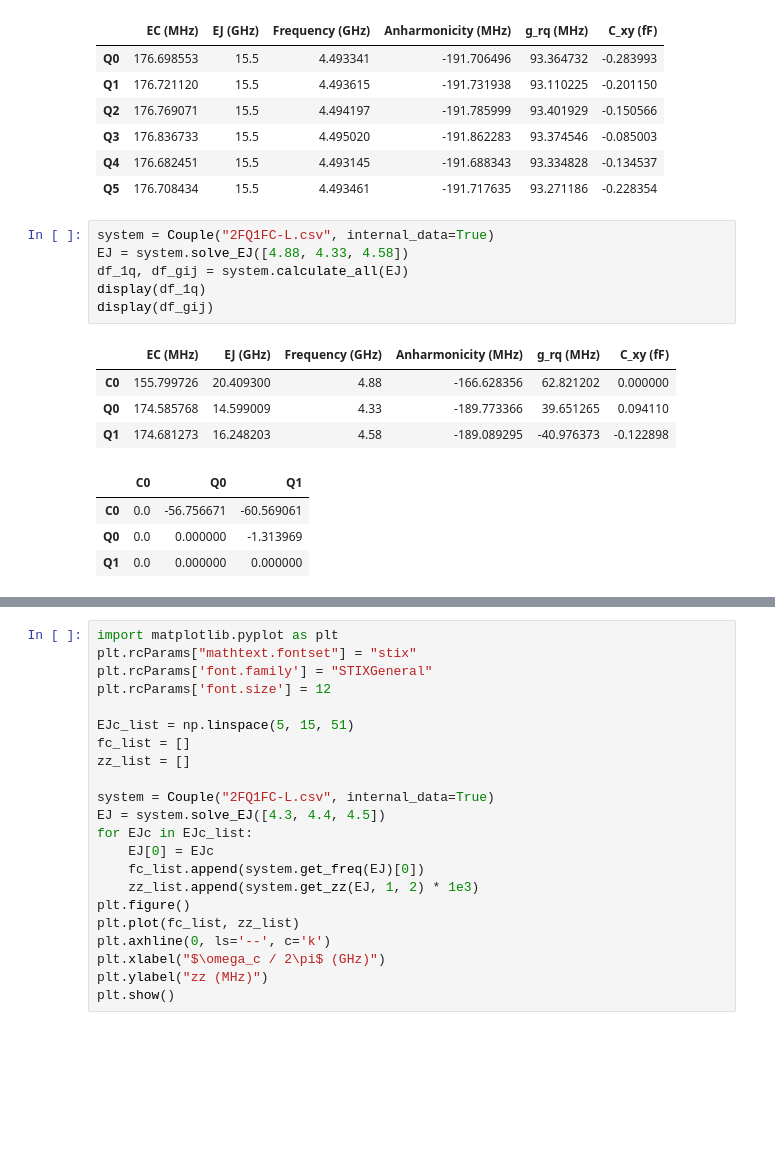
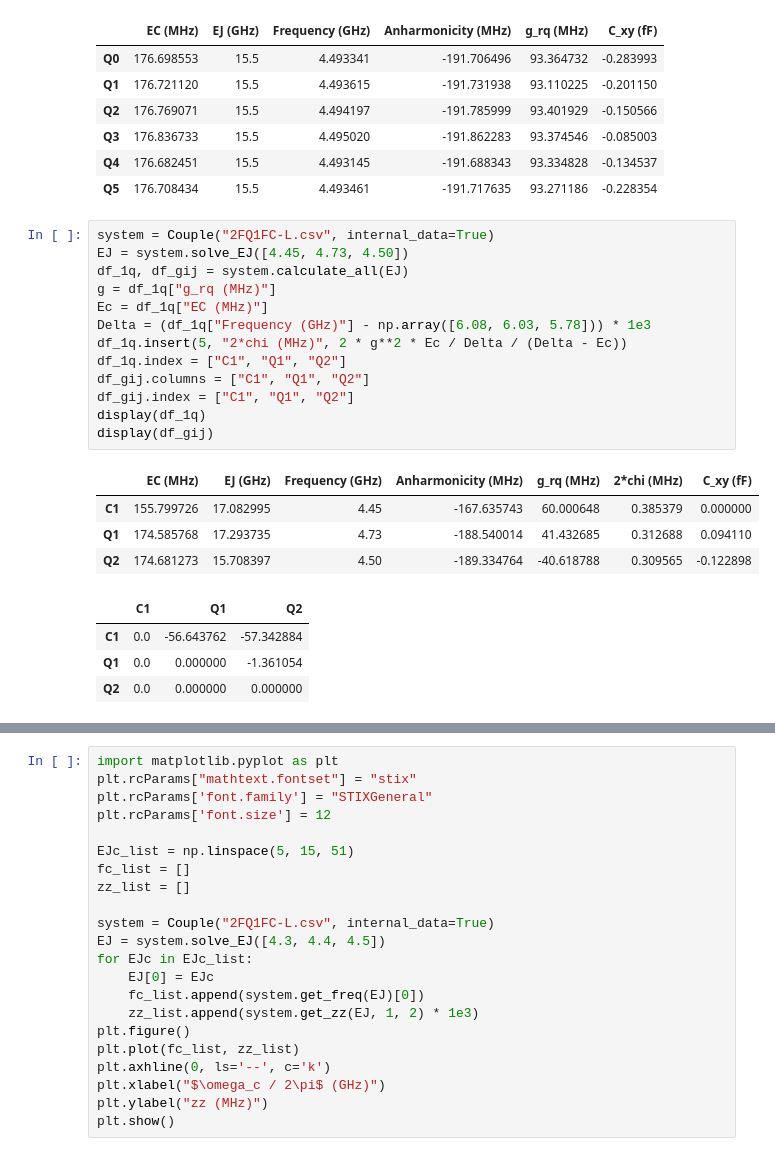
Before and after one commit to linyc253/fq_coupling, a Jupyter notebook: example.ipynb, the cells around one changed output, grey strips where cells are left out. Saved outputs shown, nothing was run; the diff lists cells and outputs as text; blank space fills up the shorter version.

```diff
--- a/example.ipynb
+++ b/example.ipynb
@@ -18,18 +18,25 @@ display(df_1q)
 | Q3 | 176.836733 | 15.5 | 4.495020 | -191.862283 | 93.374546 | -0.085003 |
 | Q4 | 176.682451 | 15.5 | 4.493145 | -191.688343 | 93.334828 | -0.134537 |
 | Q5 | 176.708434 | 15.5 | 4.493461 | -191.717635 | 93.271186 | -0.228354 |
-# %%
-system = Couple("2FQ1FC-L.csv", internal_data=True)
-EJ = system.solve_EJ([4.88, 4.33, 4.58])
-df_1q, df_gij = system.calculate_all(EJ)
-display(df_1q)
-display(df_gij)
-# %% [output]
-|  | EC (MHz) | EJ (GHz) | Frequency (GHz) | Anharmonicity (MHz) | g_rq (MHz) | C_xy (fF) |
-| C0 | 155.799726 | 20.409300 | 4.88 | -166.628356 | 62.821202 | 0.000000 |
-| Q0 | 174.585768 | 14.599009 | 4.33 | -189.773366 | 39.651265 | 0.094110 |
-| Q1 | 174.681273 | 16.248203 | 4.58 | -189.089295 | -40.976373 | -0.122898 |
-|  | C0 | Q0 | Q1 |
-| C0 | 0.0 | -56.756671 | -60.569061 |
-| Q0 | 0.0 | 0.000000 | -1.313969 |
-| Q1 | 0.0 | 0.000000 | 0.000000 |
+# %%
+system = Couple("2FQ1FC-L.csv", internal_data=True)
+EJ = system.solve_EJ([4.45, 4.73, 4.50])
+df_1q, df_gij = system.calculate_all(EJ)
+g = df_1q["g_rq (MHz)"]
+Ec = df_1q["EC (MHz)"]
+Delta = (df_1q["Frequency (GHz)"] - np.array([6.08, 6.03, 5.78])) * 1e3
+df_1q.insert(5, "2*chi (MHz)", 2 * g**2 * Ec / Delta / (Delta - Ec))
+df_1q.index = ["C1", "Q1", "Q2"]
+df_gij.columns = ["C1", "Q1", "Q2"]
+df_gij.index = ["C1", "Q1", "Q2"]
+display(df_1q)
+display(df_gij)
+# %% [output]
+|  | EC (MHz) | EJ (GHz) | Frequency (GHz) | Anharmonicity (MHz) | g_rq (MHz) | 2*chi (MHz) | C_xy (fF) |
+| C1 | 155.799726 | 17.082995 | 4.45 | -167.635743 | 60.000648 | 0.385379 | 0.000000 |
+| Q1 | 174.585768 | 17.293735 | 4.73 | -188.540014 | 41.432685 | 0.312688 | 0.094110 |
+| Q2 | 174.681273 | 15.708397 | 4.50 | -189.334764 | -40.618788 | 0.309565 | -0.122898 |
+|  | C1 | Q1 | Q2 |
+| C1 | 0.0 | -56.643762 | -57.342884 |
+| Q1 | 0.0 | 0.000000 | -1.361054 |
+| Q2 | 0.0 | 0.000000 | 0.000000 |
```
Also changed, not shown: parts of 2 cells of this notebook, 1 other file.
